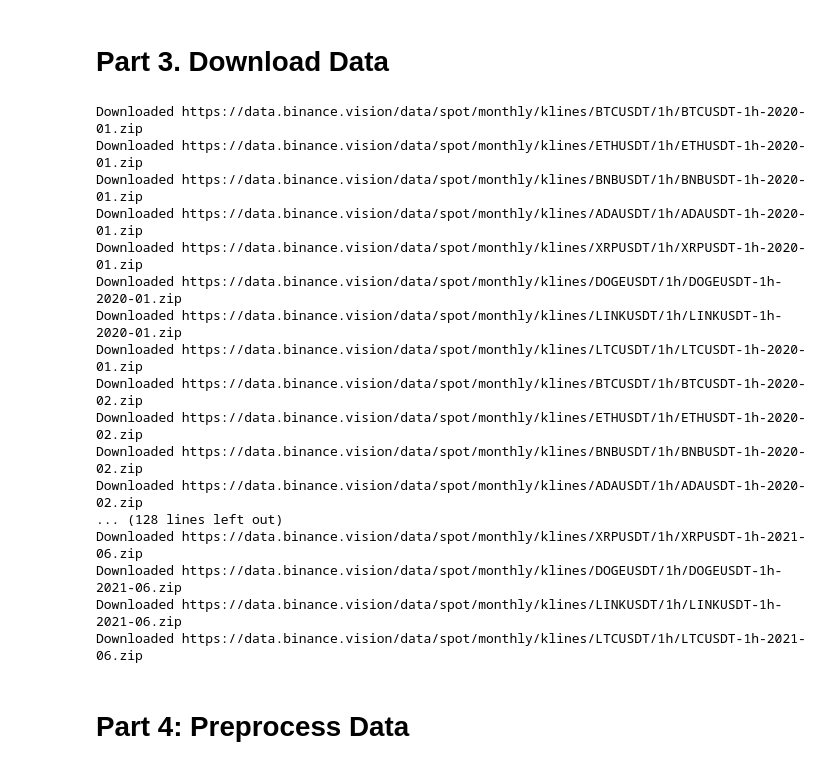
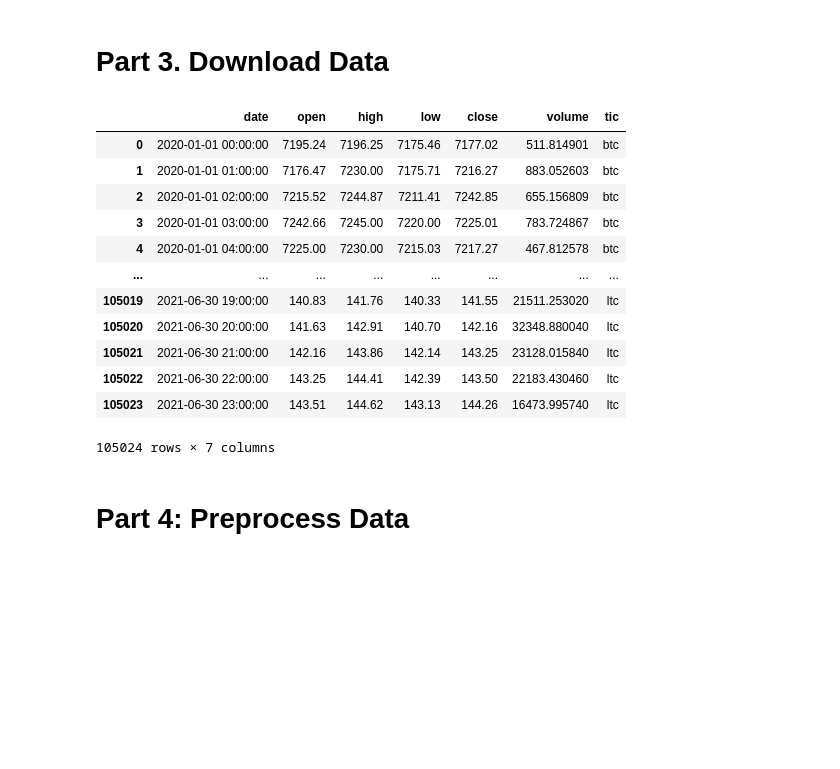
Before and after one commit to Toroi01/TradingRLBot, a Jupyter notebook: main.ipynb, the cells around one changed output. Drawn from its saved outputs; the diff is of its cells as text; code cells hidden in the pictures; blank space fills up the shorter version.

```diff
--- a/main.ipynb
+++ b/main.ipynb
@@ -75,28 +72,26 @@ if not os.path.exists(config.RESULTS_DIR):
 <a id='2'></a>
 # Part 3. Download Data
 # %%
-data_downloader = CryptoDownloader_binance(config.START_DATE, config.END_DATE, config.MULTIPLE_TICKER_8, config.DATA_SAVE_DIR, config.DATA_GRANULARITY)
+data_downloader = CryptoDownloader_binance(config.START_DATE, config.END_DATE, config.ACTUAL_TICKERS, config.DATA_SAVE_DIR, config.DATA_GRANULARITY)
 if download_data:
     data_downloader.download_data()
 df = data_downloader.load()
-# %% [output]
-Downloaded https://data.binance.vision/data/spot/monthly/klines/BTCUSDT/1h/BTCUSDT-1h-2020-01.zip
-Downloaded https://data.binance.vision/data/spot/monthly/klines/ETHUSDT/1h/ETHUSDT-1h-2020-01.zip
-Downloaded https://data.binance.vision/data/spot/monthly/klines/BNBUSDT/1h/BNBUSDT-1h-2020-01.zip
-Downloaded https://data.binance.vision/data/spot/monthly/klines/ADAUSDT/1h/ADAUSDT-1h-2020-01.zip
-Downloaded https://data.binance.vision/data/spot/monthly/klines/XRPUSDT/1h/XRPUSDT-1h-2020-01.zip
-Downloaded https://data.binance.vision/data/spot/monthly/klines/DOGEUSDT/1h/DOGEUSDT-1h-2020-01.zip
-Downloaded https://data.binance.vision/data/spot/monthly/klines/LINKUSDT/1h/LINKUSDT-1h-2020-01.zip
-Downloaded https://data.binance.vision/data/spot/monthly/klines/LTCUSDT/1h/LTCUSDT-1h-2020-01.zip
-Downloaded https://data.binance.vision/data/spot/monthly/klines/BTCUSDT/1h/BTCUSDT-1h-2020-02.zip
-Downloaded https://data.binance.vision/data/spot/monthly/klines/ETHUSDT/1h/ETHUSDT-1h-2020-02.zip
-Downloaded https://data.binance.vision/data/spot/monthly/klines/BNBUSDT/1h/BNBUSDT-1h-2020-02.zip
-Downloaded https://data.binance.vision/data/spot/monthly/klines/ADAUSDT/1h/ADAUSDT-1h-2020-02.zip
-... (128 lines left out)
-Downloaded https://data.binance.vision/data/spot/monthly/klines/XRPUSDT/1h/XRPUSDT-1h-2021-06.zip
-Downloaded https://data.binance.vision/data/spot/monthly/klines/DOGEUSDT/1h/DOGEUSDT-1h-2021-06.zip
-Downloaded https://data.binance.vision/data/spot/monthly/klines/LINKUSDT/1h/LINKUSDT-1h-2021-06.zip
-Downloaded https://data.binance.vision/data/spot/monthly/klines/LTCUSDT/1h/LTCUSDT-1h-2021-06.zip
+# %%
+df
+# %% [output]
+|  | date | open | high | low | close | volume | tic |
+| 0 | 2020-01-01 00:00:00 | 7195.24 | 7196.25 | 7175.46 | 7177.02 | 511.814901 | btc |
+| 1 | 2020-01-01 01:00:00 | 7176.47 | 7230.00 | 7175.71 | 7216.27 | 883.052603 | btc |
+| 2 | 2020-01-01 02:00:00 | 7215.52 | 7244.87 | 7211.41 | 7242.85 | 655.156809 | btc |
+| 3 | 2020-01-01 03:00:00 | 7242.66 | 7245.00 | 7220.00 | 7225.01 | 783.724867 | btc |
+| 4 | 2020-01-01 04:00:00 | 7225.00 | 7230.00 | 7215.03 | 7217.27 | 467.812578 | btc |
+| ... | ... | ... | ... | ... | ... | ... | ... |
+| 105019 | 2021-06-30 19:00:00 | 140.83 | 141.76 | 140.33 | 141.55 | 21511.253020 | ltc |
+| 105020 | 2021-06-30 20:00:00 | 141.63 | 142.91 | 140.70 | 142.16 | 32348.880040 | ltc |
+| 105021 | 2021-06-30 21:00:00 | 142.16 | 143.86 | 142.14 | 143.25 | 23128.015840 | ltc |
+| 105022 | 2021-06-30 22:00:00 | 143.25 | 144.41 | 142.39 | 143.50 | 22183.430460 | ltc |
+| 105023 | 2021-06-30 23:00:00 | 143.51 | 144.62 | 143.13 | 144.26 | 16473.995740 | ltc |
+105024 rows × 7 columns
 # %% [markdown]
 # Part 4: Preprocess Data
 # %%
```
Also changed, not shown: parts of 18 cells of this notebook, 28 other files.
